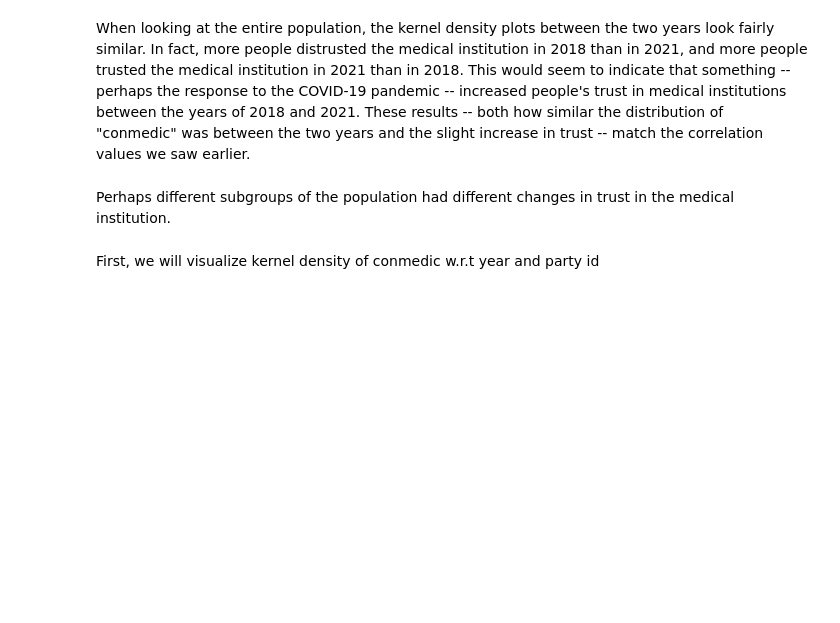
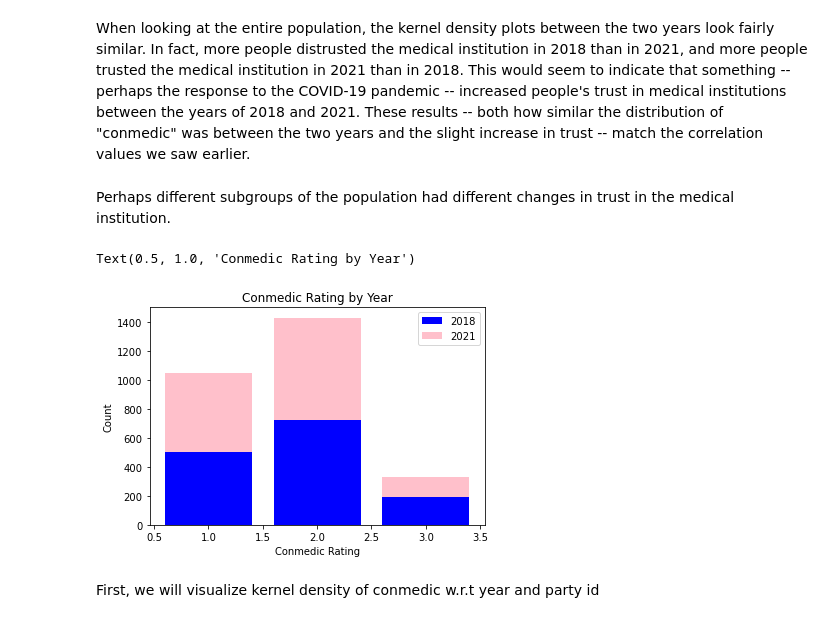
Before and after one commit to jacqueline-chao/project-1, a Jupyter notebook: src/data_viz.ipynb, the cells around one changed output. Cells and saved outputs as stored; diff of their text form; code cells hidden in the pictures; blank space fills up the shorter version.

```diff
--- a/src/data_viz.ipynb
+++ b/src/data_viz.ipynb
@@ -244,6 +238,25 @@ plot = sns.kdeplot(data=df, x='conmedic', hue='year', hue_order = [2018, 2021])
 When looking at the entire population, the kernel density plots between the two years look fairly similar. In fact, more people distrusted the medical institution in 2018 than in 2021, and more people trusted the medical institution in 2021 than in 2018. This would seem to indicate that something -- perhaps the response to the COVID-19 pandemic -- increased people's trust in medical institutions between the years of 2018 and 2021. These results -- both how similar the distribution of "conmedic" was between the two years and the slight increase in trust -- match the correlation values we saw earlier.
 # %% [markdown]
 Perhaps different subgroups of the population had different changes in trust in the medical institution.
+# %%
+df_conmed_year = pd.crosstab(df['conmedic'], df['year'])
+
+plt.bar(1.0, df_conmed_year.loc[1.0][2018], bottom=None, color='blue', label='2018')
+plt.bar(1.0, df_conmed_year.loc[1.0][2021], bottom=df_conmed_year.loc[1.0][2018], color='pink', label='2021')
+
+plt.bar(2.0, df_conmed_year.loc[2.0][2018], bottom=None, color='blue')
+plt.bar(2.0, df_conmed_year.loc[2.0][2021], bottom=df_conmed_year.loc[2.0][2018], color='pink')
+
+plt.bar(3.0, df_conmed_year.loc[3.0][2018], bottom=None, color='blue')
+plt.bar(3.0, df_conmed_year.loc[3.0][2021], bottom=df_conmed_year.loc[3.0][2018], color='pink')
+
+plt.legend()
+plt.xlabel('Conmedic Rating')
+plt.ylabel('Count')
+plt.title("Conmedic Rating by Year")
+# %% [output]
+Text(0.5, 1.0, 'Conmedic Rating by Year')
+[figure, added]
 # %% [markdown]
 First, we will visualize kernel density of conmedic w.r.t year and party id
 # %%
```
Also changed, not shown: parts of 12 cells of this notebook.
